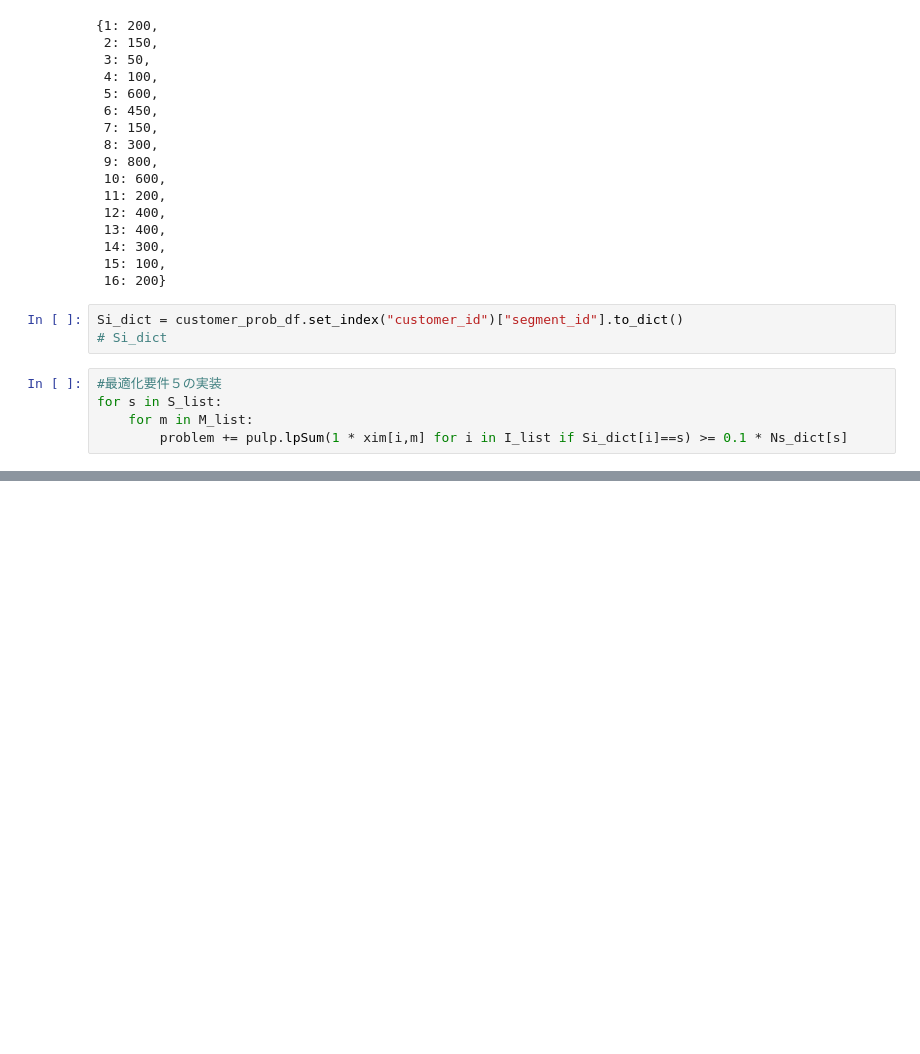
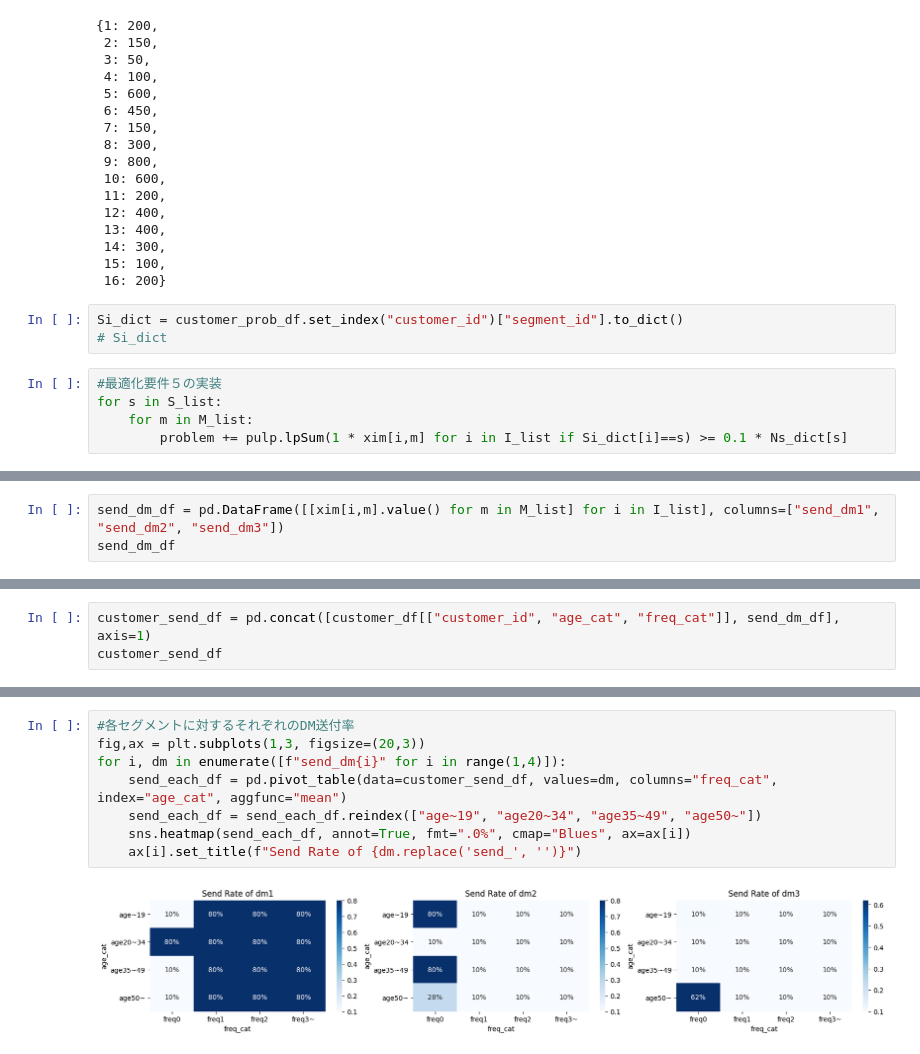
Before and after one commit to eggren3179/learning-numerical-optimization-in-python, a Jupyter notebook: ch04/coupon_and_campaign.ipynb, the cells around one changed output, grey strips where cells are left out. Saved outputs shown, nothing was run; the diff lists cells and outputs as text; blank space fills up the shorter version.

```diff
--- a/ch04/coupon_and_campaign.ipynb
+++ b/ch04/coupon_and_campaign.ipynb
@@ -355,0 +358,3 @@ Culculated time:1.933727741241455 sec
+# %%
+send_dm_df = pd.DataFrame([[xim[i,m].value() for m in M_list] for i in I_list], columns=["send_dm1", "send_dm2", "send_dm3"])
+send_dm_df
@@ -355,0 +375,3 @@ Culculated time:1.933727741241455 sec
+# %%
+customer_send_df = pd.concat([customer_df[["customer_id", "age_cat", "freq_cat"]], send_dm_df], axis=1)
+customer_send_df
@@ -355,0 +392,10 @@ Culculated time:1.933727741241455 sec
+# %%
+#各セグメントに対するそれぞれのDM送付率
+fig,ax = plt.subplots(1,3, figsize=(20,3))
+for i, dm in enumerate([f"send_dm{i}" for i in range(1,4)]):
+    send_each_df = pd.pivot_table(data=customer_send_df, values=dm, columns="freq_cat", index="age_cat", aggfunc="mean")
+    send_each_df = send_each_df.reindex(["age~19", "age20~34", "age35~49", "age50~"])
+    sns.heatmap(send_each_df, annot=True, fmt=".0%", cmap="Blues", ax=ax[i])
+    ax[i].set_title(f"Send Rate of {dm.replace('send_', '')}")
+# %% [output]
+[figure, added]
```
Also changed, not shown: parts of 67 cells of this notebook.
